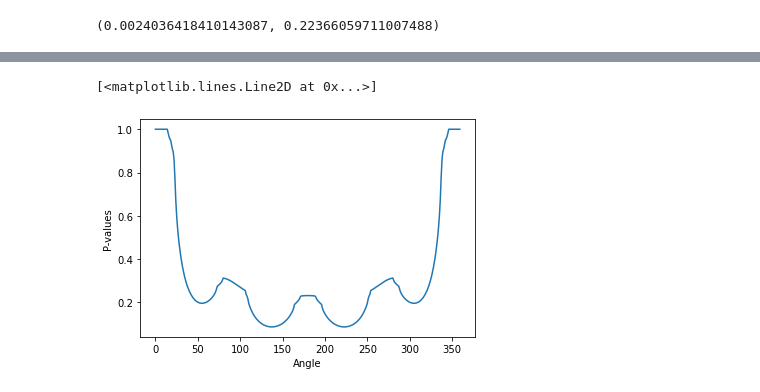
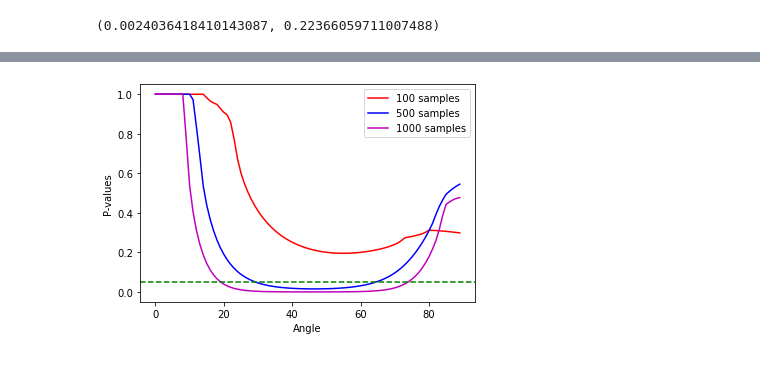
Before and after one commit to NeuroDataDesign/ProgLearn_2021-2022, a Jupyter notebook: Kevin_Feng/gaussian_experiment.ipynb, the cells around one changed output, grey strips where cells are left out. Saved outputs shown, nothing was run; the diff lists cells and outputs as text; code cells hidden in the pictures.

```diff
--- a/Kevin_Feng/gaussian_experiment.ipynb
+++ b/Kevin_Feng/gaussian_experiment.ipynb
@@ -131,28 +159,61 @@ plt.plot(angle_sweep, pvals)
 # import pandas as pd
 # df_pvals = pd.DataFrame(pvals)
 # pval_means = df_pvals.mean(axis=1)
+# run above exp 10 times and take averages
 
 # set angle range
-angle_sweep = range(0, 360, 1)
+angle_sweep = range(0, 90, 1)
 
-# arrays to store stats and pvals
-stats = np.empty([360,10])
-pvals = np.empty([360,10])
+# arrays to store stats and pvals, 100 samples
+stats_100_10 = np.empty([90,10])
+pvals_100_10 = np.empty([90,10])
+
+# arrays to store stats and pvals. 500 samples
+stats_500_10 = np.empty([90,10])
+pvals_500_10 = np.empty([90,10])
+
+# arrays to store stats and pvals, 1000 samples
+stats_1000_10 = np.empty([90,10])
+pvals_1000_10 = np.empty([90,10])
 
 # run exp 10 times
 for k in range(10):
-    xor = generate_gaussian_parity(n_samples, random_state = k)
     for n in angle_sweep:
+        # 100 samples
+        n_samples = 100
+        xor = generate_gaussian_parity(n_samples, random_state = k)
         rxor = generate_gaussian_parity(n_samples, angle_params=np.radians(n), random_state = k)
-        stats[n,k], pvals[n,k] = KSample(indep_test="Dcorr").test(xor[0], rxor[0])
+        stats_100_10[n,k], pvals_100_10[n,k] = KSample(indep_test="Dcorr").test(xor[0], rxor[0])
 
-# avg the 10 experiments
-pval_means = np.mean(pvals, axis=1)
+        # 500 samples
+        n_samples = 500
+        xor = generate_gaussian_parity(n_samples, random_state = k)
+        rxor = generate_gaussian_parity(n_samples, angle_params=np.radians(n), random_state = k)
+        stats_500_10[n,k], pvals_500_10[n,k] = KSample(indep_test="Dcorr").test(xor[0], rxor[0])
 
-# plot
-plt.xlabel('Angle')
-plt.ylabel('P-values')
-plt.plot(angle_sweep, pval_means)
+        # 1000 samples
+        n_samples = 1000
+        xor = generate_gaussian_parity(n_samples, random_state = k)
+        rxor = generate_gaussian_parity(n_samples, angle_params=np.radians(n), random_state = k)
+        stats_1000_10[n,k], pvals_1000_10[n,k] = KSample(indep_test="Dcorr").test(xor[0], rxor[0])
-# %% [output]
-[<matplotlib.lines.Line2D at 0x...>]
-[figure, removed]
+# %%
+# avg the 10 experiments
+pval_means_100 = np.mean(pvals_100_10, axis=1)
+pval_means_500 = np.mean(pvals_500_10, axis=1)
+pval_means_1000 = np.mean(pvals_1000_10, axis=1)
+
+# plot
+plt.xlabel('Angle')
+plt.ylabel('P-values')
+plt.plot(angle_sweep, pval_means_100, label = '100 samples', color = 'r')
+plt.plot(angle_sweep, pval_means_500, label = '500 samples', color = 'b')
+plt.plot(angle_sweep, pval_means_1000, label = '1000 samples', color = 'm')
+
+# draw line at p val = 0.05
+plt.axhline(y=0.05, color='g', linestyle='--')
+plt.show
+plt.legend()
+
+# plt.savefig('10exp_gaussian.pdf')
+# %% [output]
+[figure, added]
```
Also changed, not shown: parts of 2 cells of this notebook.
